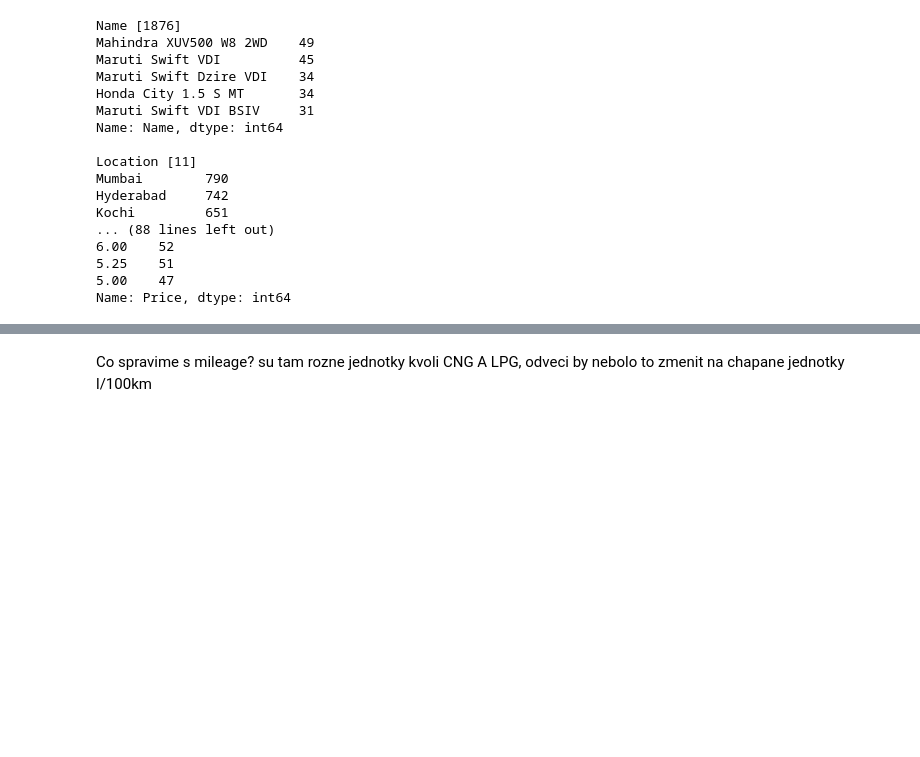
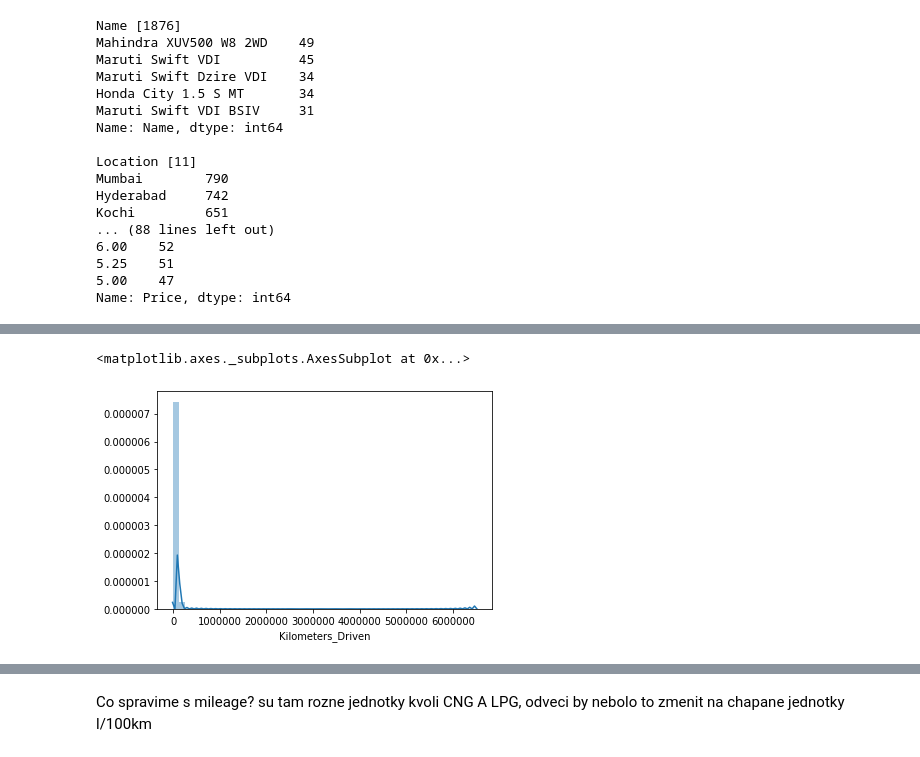
Before and after one commit to simon3358/oznal_2020, a Jupyter notebook: projekt.ipynb, the cells around one changed output, grey strips where cells are left out. Drawn from its saved outputs; the diff is of its cells as text; code cells hidden in the pictures; blank space fills up the shorter version.

```diff
--- a/projekt.ipynb
+++ b/projekt.ipynb
@@ -143,0 +152,5 @@ Name: Seats, dtype: int64
+# %%
+sns.distplot(df["Kilometers_Driven"])
+# %% [output]
+<matplotlib.axes._subplots.AxesSubplot at 0x...>
+[figure, added]
```
Also changed, not shown: parts of 39 cells of this notebook.
